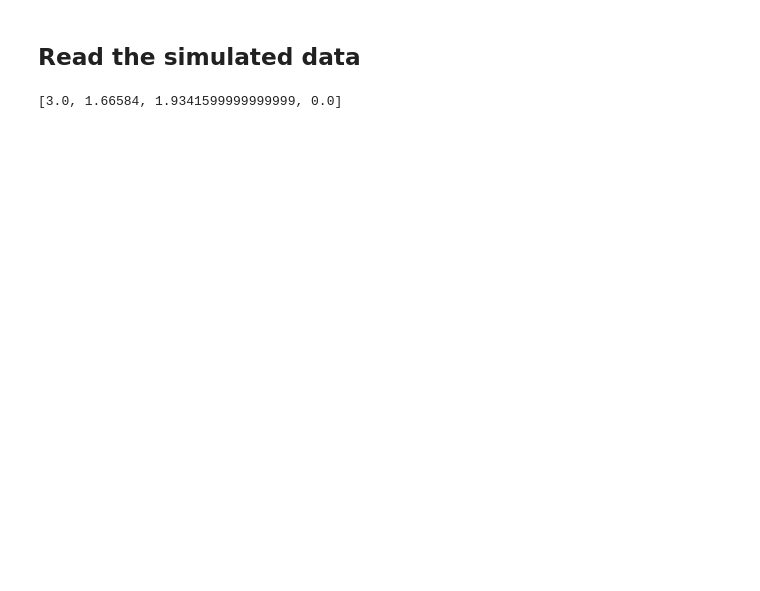
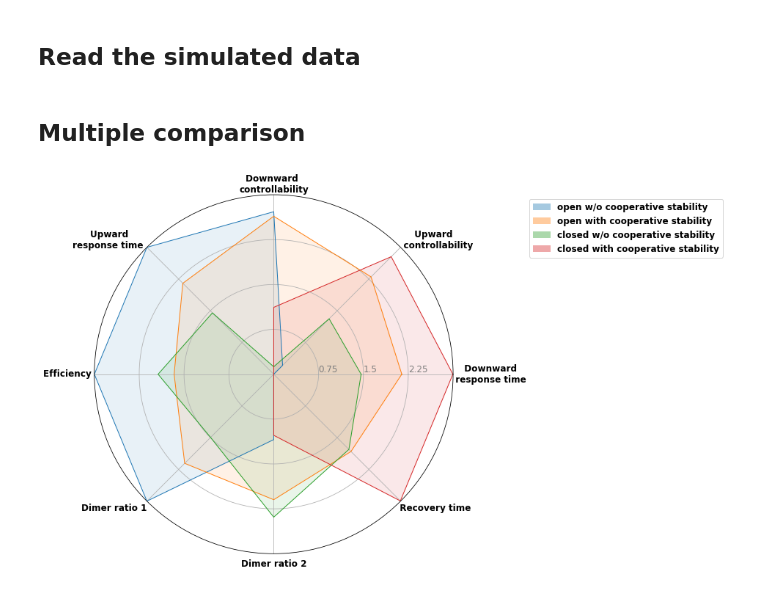
Before and after one commit to KL-Hsu/mathematical_modeling_of_complex_formation, a Jupyter notebook: Main.ipynb, the cells around one changed output. Cells and saved outputs as stored; diff of their text form; code cells hidden in the pictures; blank space fills up the shorter version.

```diff
--- a/Main.ipynb
+++ b/Main.ipynb
@@ -137,7 +141,58 @@ for i in z:
     ranking_ls.append(i)
 
 global_variable = variables(result_dict, ranking_ls)
-# %%
-scores_for_radar('efficiency_n', global_variable)
-# %% [output]
-[3.0, 1.66584, 1.9341599999999999, 0.0]
+# %% [markdown]
+## Multiple comparison
+# %%
+for i in global_variable.suffix_n:
+    globals()[i+'ls']=scores_for_radar(i, global_variable,normalize=True)
+# %%
+df = pd.DataFrame({
+'circuits': ['open w/o cooperative stability','open with cooperative stability','closed w/o cooperative stability','closed with cooperative stability'],
+'                  Downward\n                  response time': turn_off_nls,
+'                  Upward \n                    controllability': upward_nls,
+'Downward \ncontrollability': downward_nls,
+'Upward                    \nresponse time                     ': turn_on_200_nls,
+'Efficiency           ': efficiency_nls,
+'Dimer ratio 1                 ': ratio_nls,
+'Dimer ratio 2': ratio_2_nls,
+'                  Recovery time': recover_nls
+})
+
+categories=list(df)[1:]
+N = len(categories)
+
+values_ls = []
+
+for i in range(4):
+    values1=df.loc[i].drop('circuits').values.flatten().tolist()
+    values1 += values1[:1]
+    values_ls.append(values1)
+
+angles = [n / float(N) * 2 * pi for n in range(N)]
+angles += angles[:1]
+
+plt.subplots(figsize=(9,9))
+ax = plt.subplot(111, polar=True)
+
+plt.xticks(angles[:-1], categories, color='k', size=12, weight=600)
+
+
+ax.set_rlabel_position(0)
+plt.yticks([0.75, 1.5, 2.25], ["0.75","1.5","2.25"], color="grey", size=12)
+plt.ylim(0,3)
+
+
+for i in range(0,4):
+    ax.plot(angles, values_ls[i], linewidth=1, linestyle='solid')
+    ax.fill(angles, values_ls[i], alpha=0.1, label=df['circuits'][i])
+
+
+legend_properties = {'weight':600, 'size':12}
+leg = plt.legend(bbox_to_anchor=(1.2, 1), prop=legend_properties)
+for i in leg.legendHandles:
+    i.set_alpha(0.4)
+
+plt.show()
+# %% [output]
+[figure, added]
```
Also changed, not shown: parts of 10 cells of this notebook.
